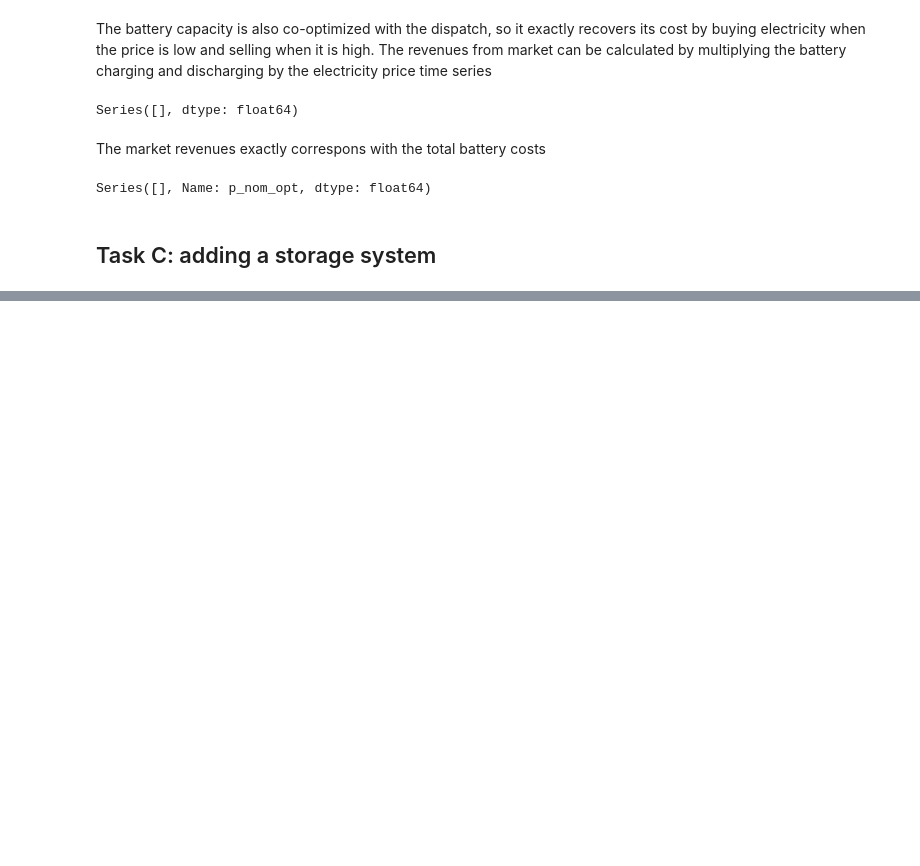
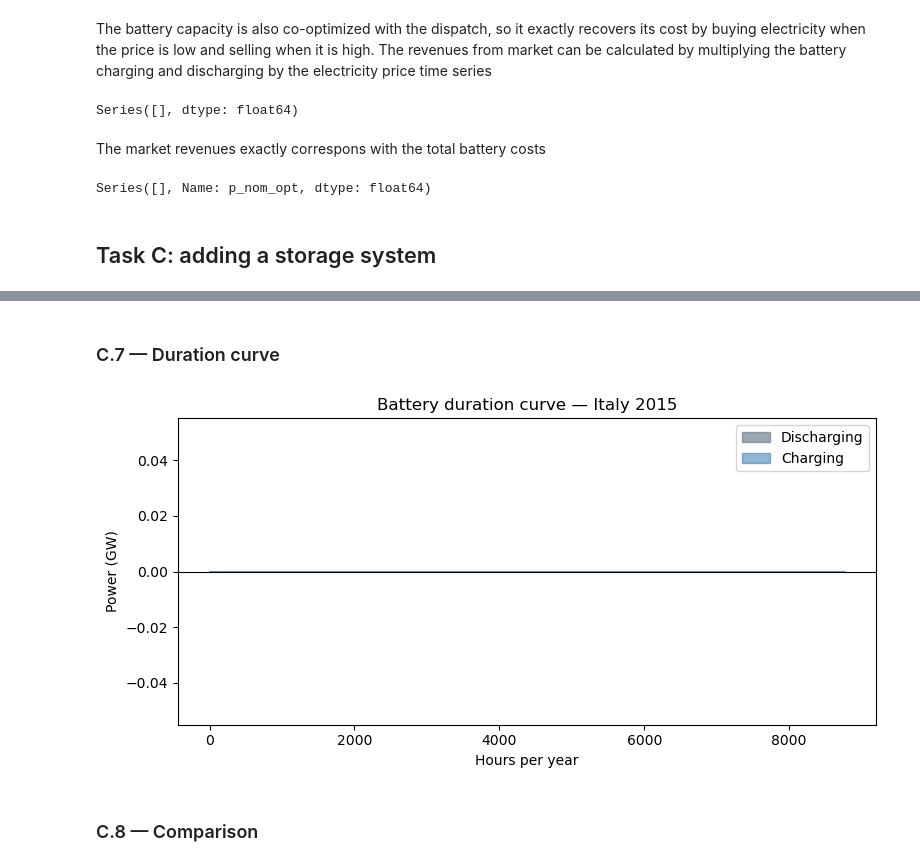
Before and after one commit to kryists/46770-integrated-energy-grids, a Jupyter notebook: taskA.ipynb, the cells around one changed output, grey strips where cells are left out. Saved outputs shown, nothing was run; the diff lists cells and outputs as text; code cells hidden in the pictures; blank space fills up the shorter version.

```diff
--- a/taskA.ipynb
+++ b/taskA.ipynb
@@ -547,0 +854,25 @@ Series([], Name: p_nom_opt, dtype: float64)
+# %% [markdown]
+### C.7 — Duration curve
+# %%
+fig, ax = plt.subplots(figsize=(8, 4))
+
+bat_sorted_discharge = np.sort(bat_p_full.clip(lower=0).values)[::-1] / 1e3
+bat_sorted_charge    = np.sort(bat_p_full.clip(upper=0).values) / 1e3   # negative
+
+hours = np.arange(1, len(bat_sorted_discharge) + 1)
+ax.fill_between(hours, 0, bat_sorted_discharge, color="slategray",
+                alpha=0.7, label="Discharging")
+ax.fill_between(hours, bat_sorted_charge, 0, color="steelblue",
+                alpha=0.6, label="Charging")
+ax.axhline(0, color="black", lw=0.8)
+ax.set_xlabel("Hours per year")
+ax.set_ylabel("Power (GW)")
+ax.set_title("Battery duration curve — Italy 2015")
+ax.legend()
+plt.tight_layout()
+plt.savefig("taskC_battery_duration_curve.png", dpi=150)
+plt.show()
+# %% [output]
+[figure, added]
+# %% [markdown]
+### C.8 — Comparison
```
Also changed, not shown: parts of 20 cells of this notebook, 8 other files.
